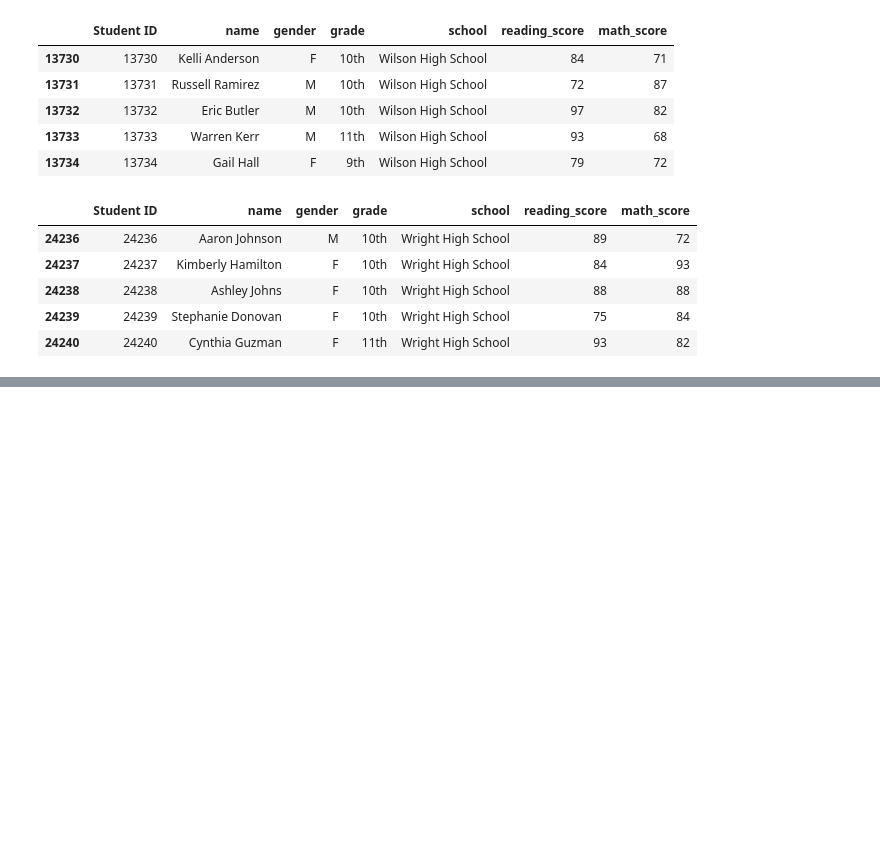
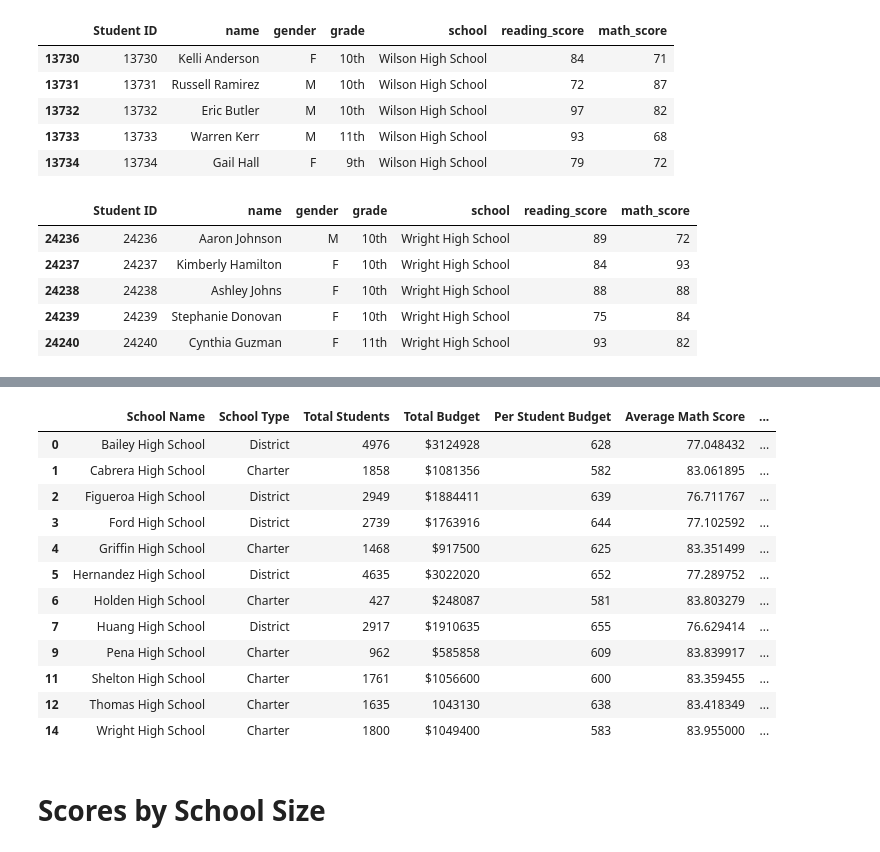
Before and after one commit to sameralsabb/numpy-pandas, a Jupyter notebook: Pandas HW - PyCitySchools.ipynb, the cells around one changed output, grey strips where cells are left out. Drawn from its saved outputs; the diff is of its cells as text; code cells hidden in the pictures; blank space fills up the shorter version.

```diff
--- a/Pandas HW - PyCitySchools.ipynb
+++ b/Pandas HW - PyCitySchools.ipynb
@@ -449,0 +885,5 @@ school_summary_df
+# %%
+#Binning and groupby for the new_df DataFrame and add Spending Range and School Size Columns
+bins = [0, 585, 615, 645, 675]
+
+group_labels = ['<$585', '$585-615', '$615-645', '$645-675']
@@ -449,0 +900,5 @@ school_summary_df
+# %%
+bins_2 = [0, 1000, 2000, 5000]
+
+group_labels_2 = ['Small(1000)', 'Medium(1000-2000)', 'Large(2000-5000)']
+pd.cut(new_df['Total Students'], bins, labels=group_labels).head()
@@ -449,0 +913,4 @@ school_summary_df
+# %%
+new_df["Spending Ranges"] = pd.cut(new_df['Per Student Budget'], bins, labels=group_labels)
+new_df["School Size"] = pd.cut(new_df['Total Students'], bins_2, labels=group_labels_2)
+new_df.head
@@ -449,0 +948,19 @@ school_summary_df
+# %%
+size_df = new_df.groupby("School Size")
+size_df.head()
+# %% [output]
+|  | School Name | School Type | Total Students | Total Budget | Per Student Budget | Average Math Score | ... |
+| 0 | Bailey High School | District | 4976 | $3124928 | 628 | 77.048432 | ... |
+| 1 | Cabrera High School | Charter | 1858 | $1081356 | 582 | 83.061895 | ... |
+| 2 | Figueroa High School | District | 2949 | $1884411 | 639 | 76.711767 | ... |
+| 3 | Ford High School | District | 2739 | $1763916 | 644 | 77.102592 | ... |
+| 4 | Griffin High School | Charter | 1468 | $917500 | 625 | 83.351499 | ... |
+| 5 | Hernandez High School | District | 4635 | $3022020 | 652 | 77.289752 | ... |
+| 6 | Holden High School | Charter | 427 | $248087 | 581 | 83.803279 | ... |
+| 7 | Huang High School | District | 2917 | $1910635 | 655 | 76.629414 | ... |
+| 9 | Pena High School | Charter | 962 | $585858 | 609 | 83.839917 | ... |
+| 11 | Shelton High School | Charter | 1761 | $1056600 | 600 | 83.359455 | ... |
+| 12 | Thomas High School | Charter | 1635 | 1043130 | 638 | 83.418349 | ... |
+| 14 | Wright High School | Charter | 1800 | $1049400 | 583 | 83.955000 | ... |
+# %% [markdown]
+# Scores by School Size
```
Also changed, not shown: parts of 59 cells of this notebook.
